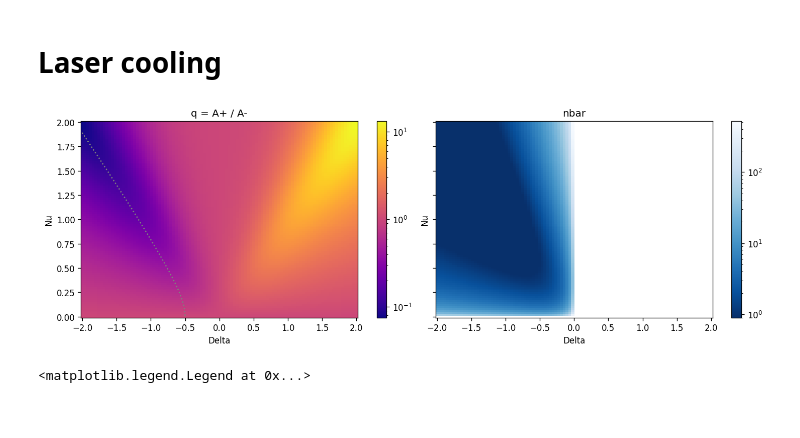
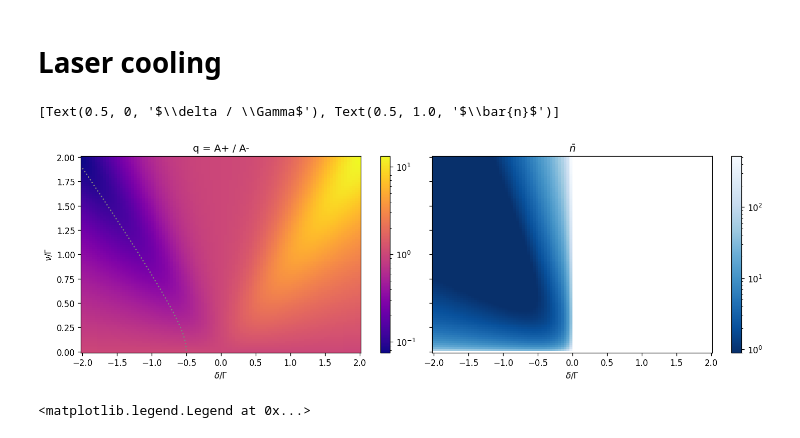
Before and after one commit to carmelom/quantum_hardware_code, a Jupyter notebook: notebooks/05_laser_cooling.ipynb, the cells around one changed output. Drawn from its saved outputs; the diff is of its cells as text; code cells hidden in the pictures.

```diff
--- a/notebooks/05_laser_cooling.ipynb
+++ b/notebooks/05_laser_cooling.ipynb
@@ -6,6 +6,7 @@ from matplotlib import colors as mcolors
 # Laser cooling
 # %%
 from scipy.optimize import minimize_scalar as minimize
+
 
 def rho(delta):
     return 1 / (1 + 4 * delta**2)
@@ -25,41 +26,43 @@ def _q(delta, nu, theta):
 
 def _nbar(delta, nu, theta):
     return _q(delta, nu, theta) / (1 - _q(delta, nu, theta))
 
 
 delta = np.linspace(-2, 2, 100)
 nu = np.linspace(0, 2, 100)
 delta, nu = np.meshgrid(delta, nu)
 theta = np.pi / 10
 
 q = _q(delta, nu, theta)
 
-fig, (ax, ax1) = plt.subplots(1, 2, sharex=True, sharey=True, figsize=(12, 4), dpi=120, layout="constrained")
+fig, (ax, ax1) = plt.subplots(
+    1, 2, sharex=True, sharey=True, figsize=(12, 4), dpi=120, layout="constrained"
+)
 c = ax.pcolor(delta, nu, q, cmap="plasma", norm=mcolors.LogNorm())
 plt.colorbar(c, ax=ax)
 ax.set(
-    xlabel="Delta",
-    ylabel="Nu",
+    xlabel="$\\delta / \\Gamma$",
+    ylabel="$\\nu / \\Gamma$",
     title="q = A+ / A-",
 )
 
 _nu = np.linspace(0.01, 1.9, 100)
 _delta_min = np.empty_like(_nu)
 for i, _n in enumerate(_nu):
     _delta_min[i] = minimize(lambda delta: _nbar(delta, _n, theta), bracket=(-2, 0)).x
 
 ax.plot(_delta_min, _nu, ":", color="gray", label="q=1")
 
 nbar = _nbar(delta, nu, theta)
 c = ax1.pcolor(delta, nu, nbar, cmap="Blues_r", norm=mcolors.LogNorm(vmin=0.9))
 plt.colorbar(c, ax=ax1)
 ax1.set(
-    xlabel="Delta",
-    ylabel="Nu",
-    title="nbar",
-);
+    xlabel="$\\delta / \\Gamma$",
+    title="$\\bar{n}$",
+)
 # %% [output]
+[Text(0.5, 0, '$\\delta / \\Gamma$'), Text(0.5, 1.0, '$\\bar{n}$')]
-[figure, old version]
+[figure, new version]
 # %%
 fig, ax = plt.subplots(dpi=120)
 delta = np.linspace(-2, 2, 100)
```
Also changed, not shown: 4 other files.
